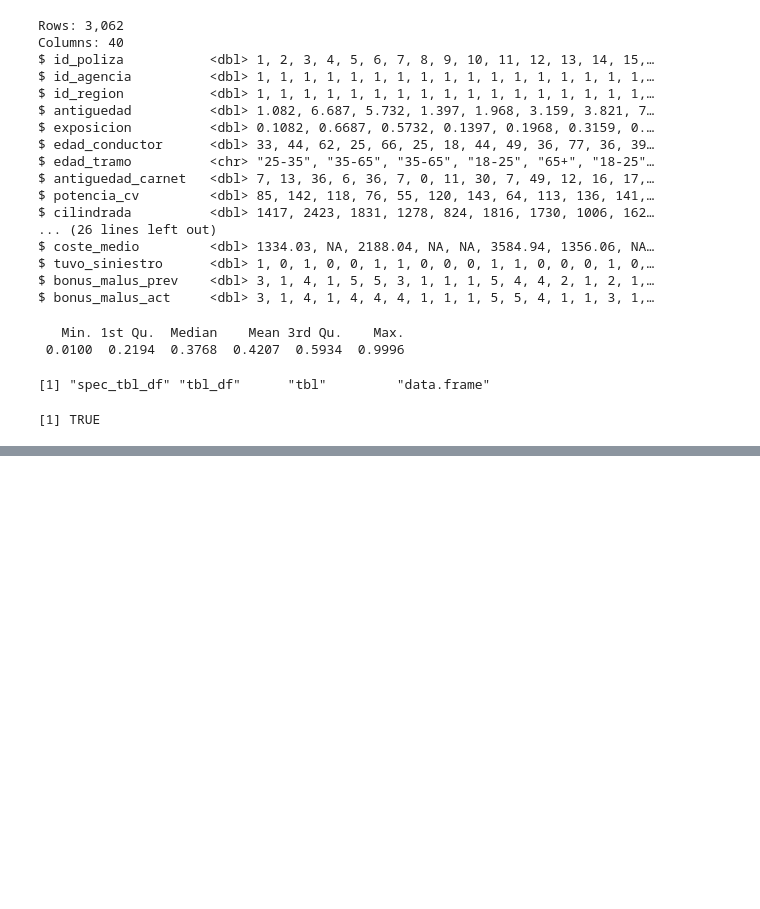
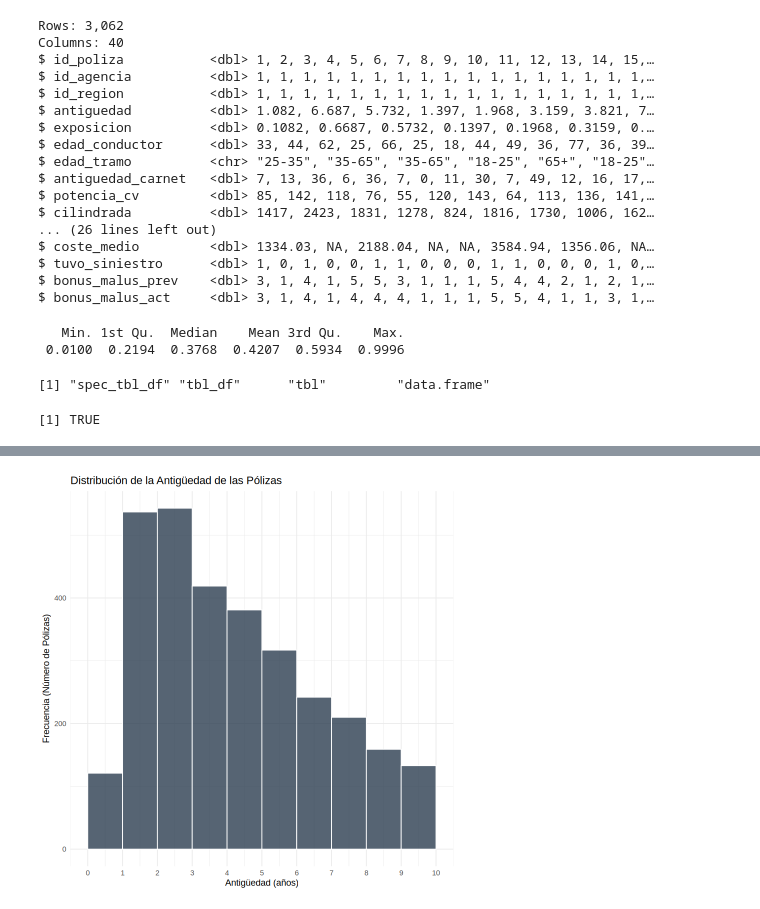
Before and after one commit to JulTob/Modelling, a Jupyter notebook: GLM/GLM_2_07.ipynb, the cells around one changed output, grey strips where cells are left out. Saved outputs shown, nothing was run; the diff lists cells and outputs as text; code cells hidden in the pictures; blank space fills up the shorter version.

```diff
--- a/GLM/GLM_2_07.ipynb
+++ b/GLM/GLM_2_07.ipynb
@@ -52,0 +126,15 @@ $ bonus_malus_act     <dbl> 3, 1, 4, 1, 4, 4, 4, 1, 1, 1, 5, 5, 4, 1, 1, 3, 1,
+# %%
+
+
+# Crear histograma de la variable antiguedad con cortes en enteros [0,1), [1,2), etc.
+ggplot(cartera, aes(x = antiguedad)) +
+  geom_histogram(binwidth = 1, boundary = 0, fill = "#2c3e50", color = "white", alpha = 0.8) +
+  labs(
+    title = "Distribución de la Antigüedad de las Pólizas",
+    x = "Antigüedad (años)",
+    y = "Frecuencia (Número de Pólizas)"
+  ) +
+  scale_x_continuous(breaks = 0:max(ceiling(cartera$antiguedad))) +
+  theme_minimal()
+# %% [output]
+[figure, added]
```
Also changed, not shown: parts of 15 cells of this notebook.
